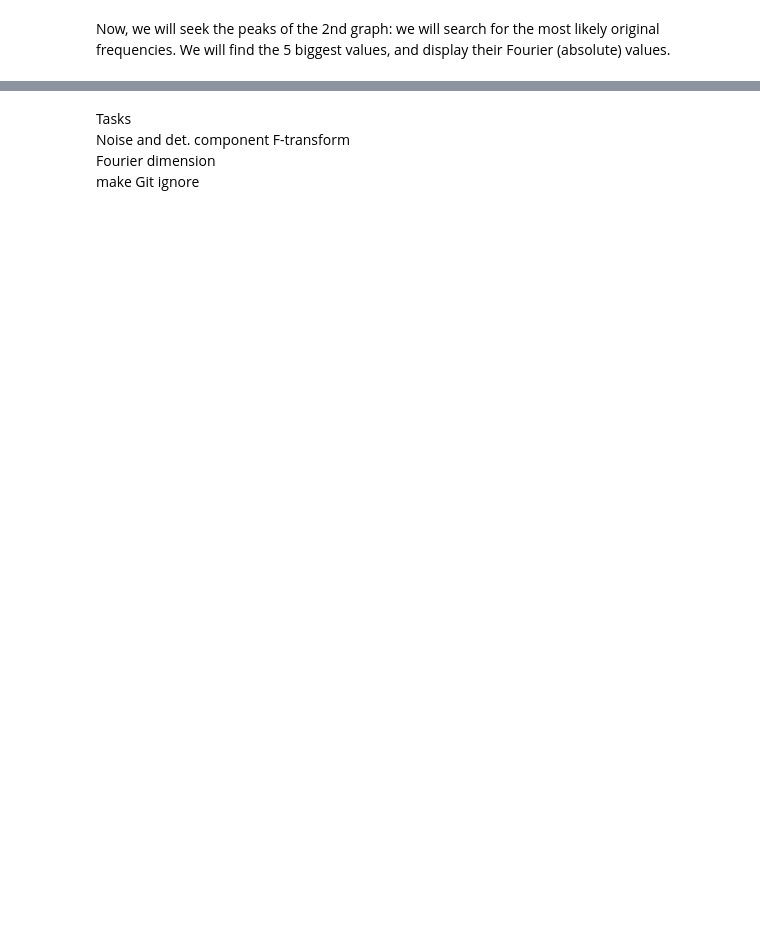
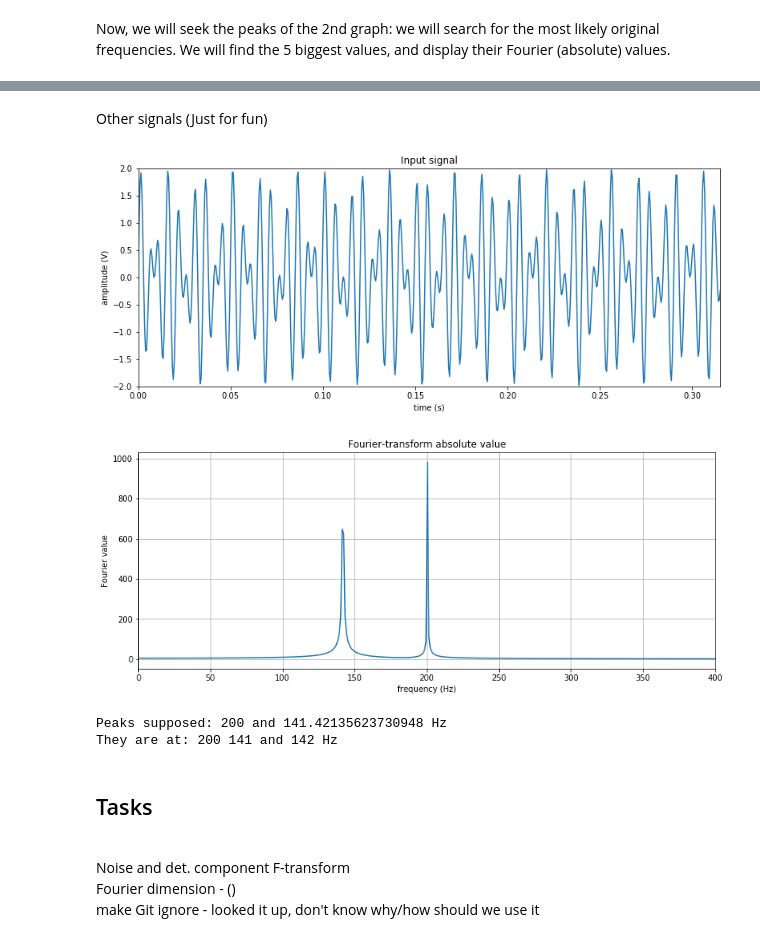
Before and after one commit to martonvavrik/fusion_research, a Jupyter notebook: waves.ipynb, the cells around one changed output, grey strips where cells are left out. Saved outputs shown, nothing was run; the diff lists cells and outputs as text; code cells hidden in the pictures; blank space fills up the shorter version.

Commit message:
Add files via upload
Added two component Fourier, and analyzed it

```diff
--- a/waves.ipynb
+++ b/waves.ipynb
@@ -145,5 +213,49 @@ Confidence using standard deviation: 15.889896243260276
+# %% [markdown]
+Other signals (Just for fun)
+# %%
+f1=f
+f2=f/np.sqrt(2)
+s=np.sin(f1*2*np.pi*x)+np.sin(f2*2*np.pi*x)
+plt.figure(figsize=(13,5))
+plt.title('Input signal')
+plt.plot(x,s)
+yaxismax=1/2**(view.value/12)
+plt.axis([0,yaxismax,-2,2])
+plt.ylabel('amplitude (V)')
+plt.xlabel('time (s)')
+plt.show()
+
+yf = scipy.fftpack.fft(s)
+yfabs=np.abs(yf[:frangemax])
+
+plt.figure(figsize=(13,5))
+plt.plot(xf,yfabs)
+#plt.axis([0,frangemax,0,1.5/rs])
+plt.xlim((0,frangemax))
+plt.xlabel('frequency (Hz)')
+plt.ylabel('Fourier value')
+#plt.xscale('log')
+plt.title('Fourier-transform absolute value')
+plt.grid(True)
+plt.show()
+
+yfsort=np.sort(yfabs,axis=None)
+fout=[0,0,0,0,0]
+yfmaxsum=0
+for i in range(5):
+    yfmaxsum=yfmaxsum+yfsort[frangemax-i-1]
+    for j in range(frangemax):
+        if yfsort[frangemax-i-1] == yfabs[j]:
+            fout[i]=j
+
+print ('Peaks supposed:', f1 ,'and', f2, 'Hz \nThey are at:' ,fout[0], fout[1], 'and',fout[2], 'Hz')
+# %% [output]
+[figure, added]
+[figure, added]
+Peaks supposed: 200 and 141.42135623730948 Hz
+They are at: 200 141 and 142 Hz
 # %% [markdown]
-Tasks
+## Tasks
 <br> Noise and det. component F-transform
-<br> Fourier dimension
-<br> make Git ignore
+<br> Fourier dimension - ()
+<br> make Git ignore - looked it up, don't know why/how should we use it
```
Also changed, not shown: parts of 13 cells of this notebook.
